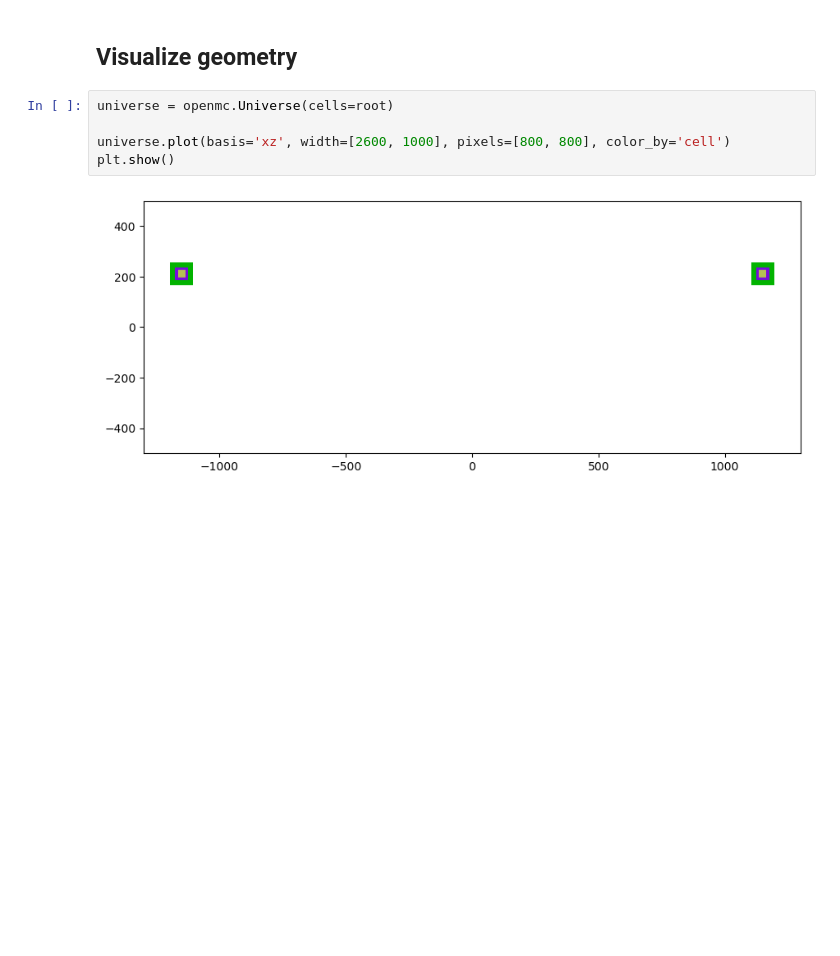
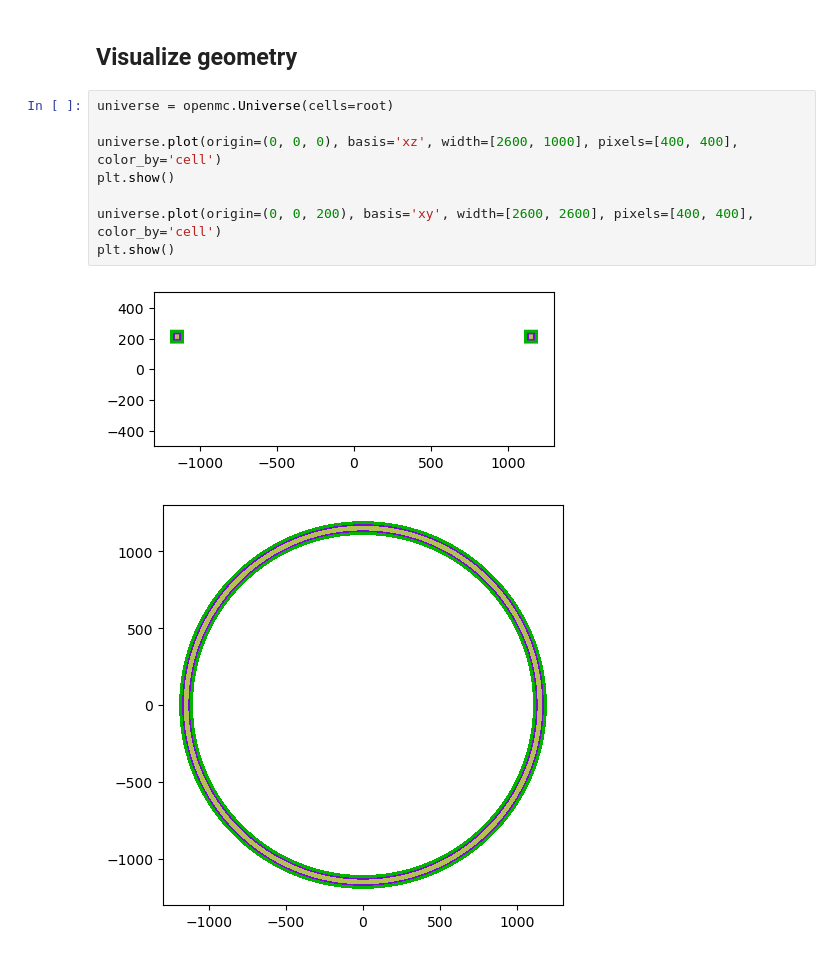
Before and after one commit to SteSeg/tokamak_radiation_environment, a Jupyter notebook: notebooks/make_pfcoils_components.ipynb, the cells around one changed output. Saved outputs shown, nothing was run; the diff lists cells and outputs as text; blank space fills up the shorter version.

```diff
--- a/notebooks/make_pfcoils_components.ipynb
+++ b/notebooks/make_pfcoils_components.ipynb
@@ -99,7 +99,11 @@ geometry = openmc.Geometry(root=root)
 # %%
 universe = openmc.Universe(cells=root)
 
-universe.plot(basis='xz', width=[2600, 1000], pixels=[800, 800], color_by='cell')
+universe.plot(origin=(0, 0, 0), basis='xz', width=[2600, 1000], pixels=[400, 400], color_by='cell')
 plt.show()
+
+universe.plot(origin=(0, 0, 200), basis='xy', width=[2600, 2600], pixels=[400, 400], color_by='cell')
+plt.show()
 # %% [output]
-[figure, old version]
+[figure, new version]
+[figure, added]
```
Also changed, not shown: parts of 1 cell of this notebook, 2 other files.
